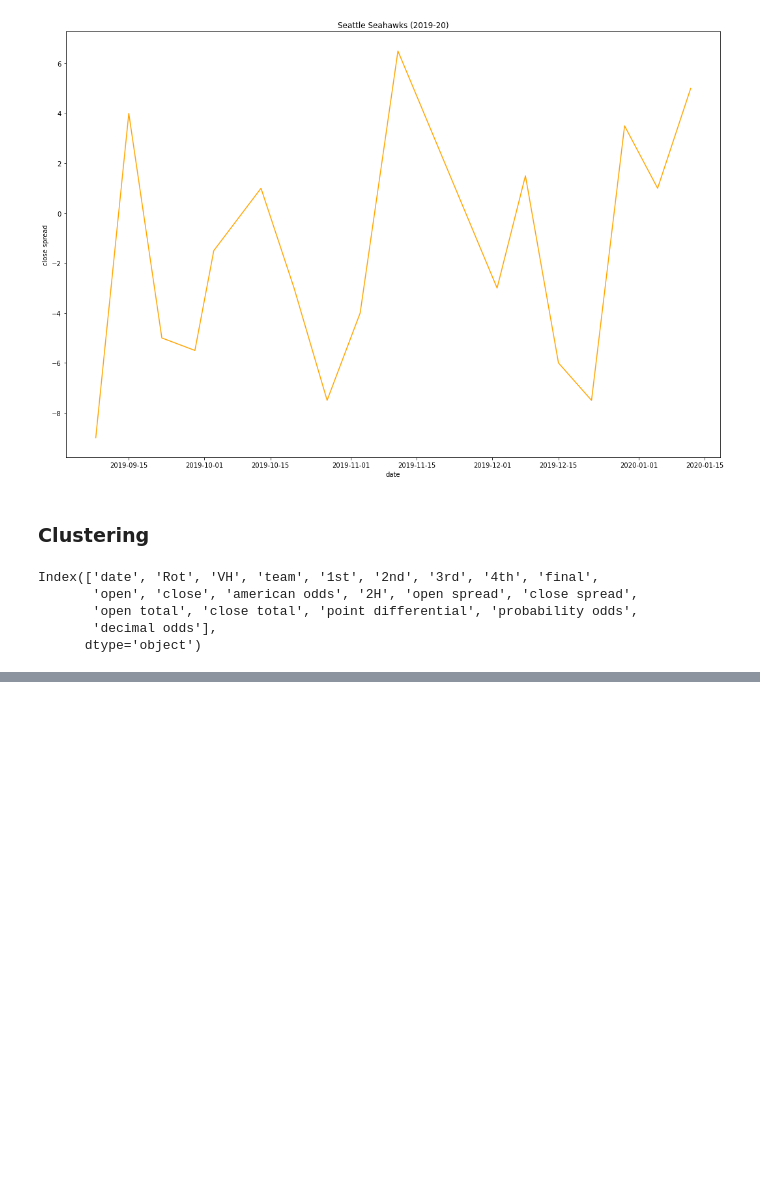
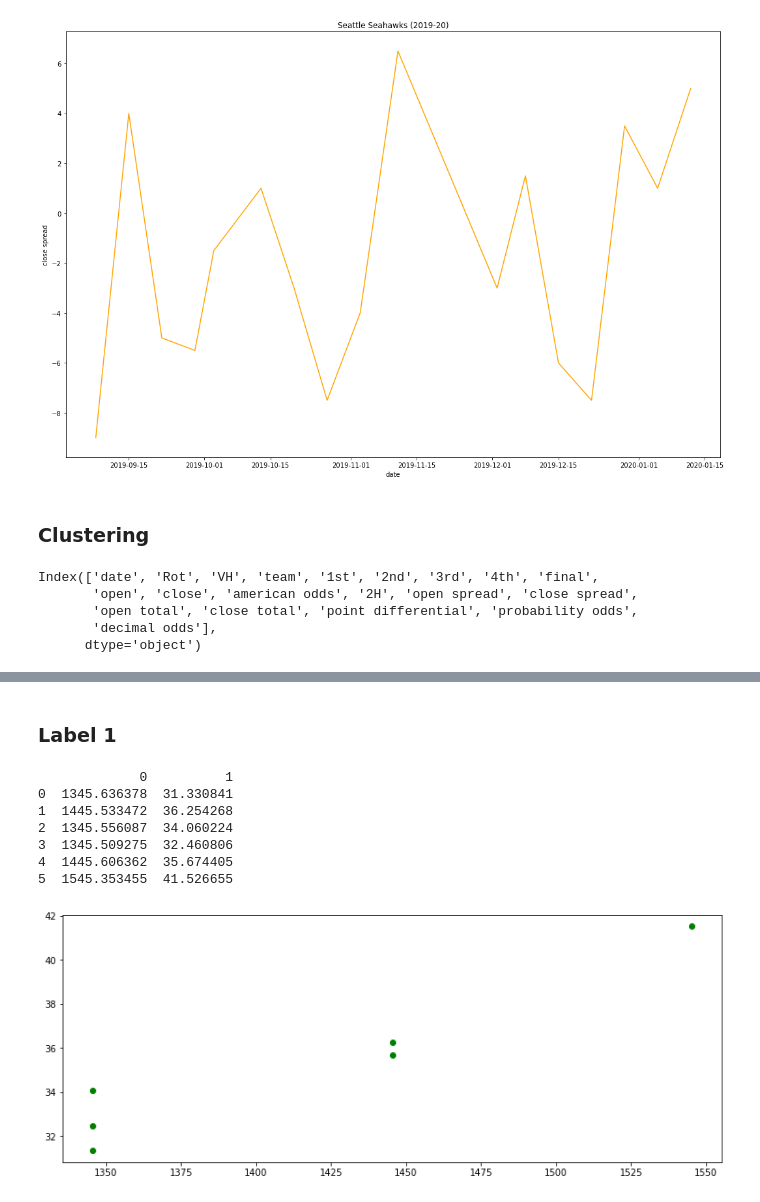
Before and after one commit to tamle7422/data_analysis, a Jupyter notebook: nfl.ipynb, the cells around one changed output, grey strips where cells are left out. Drawn from its saved outputs; the diff is of its cells as text; code cells hidden in the pictures; blank space fills up the shorter version.

```diff
--- a/nfl.ipynb
+++ b/nfl.ipynb
@@ -904,0 +947,19 @@ print(label)
+# %% [markdown]
+### Label 1
+# %%
+# filter rows of original data
+filteredLabel1 = dfTransform[label == 1]
+print(pd.DataFrame(filteredLabel1).head(15))
+
+plt.figure(figsize=(13,5))
+plt.scatter(filteredLabel1[:,0],filteredLabel1[:,1],color="green")
+plt.show()
+# %% [output]
+             0          1
+0  1345.636378  31.330841
+1  1445.533472  36.254268
+2  1345.556087  34.060224
+3  1345.509275  32.460806
+4  1445.606362  35.674405
+5  1545.353455  41.526655
+[figure, added]
```
Also changed, not shown: parts of 15 cells of this notebook.
